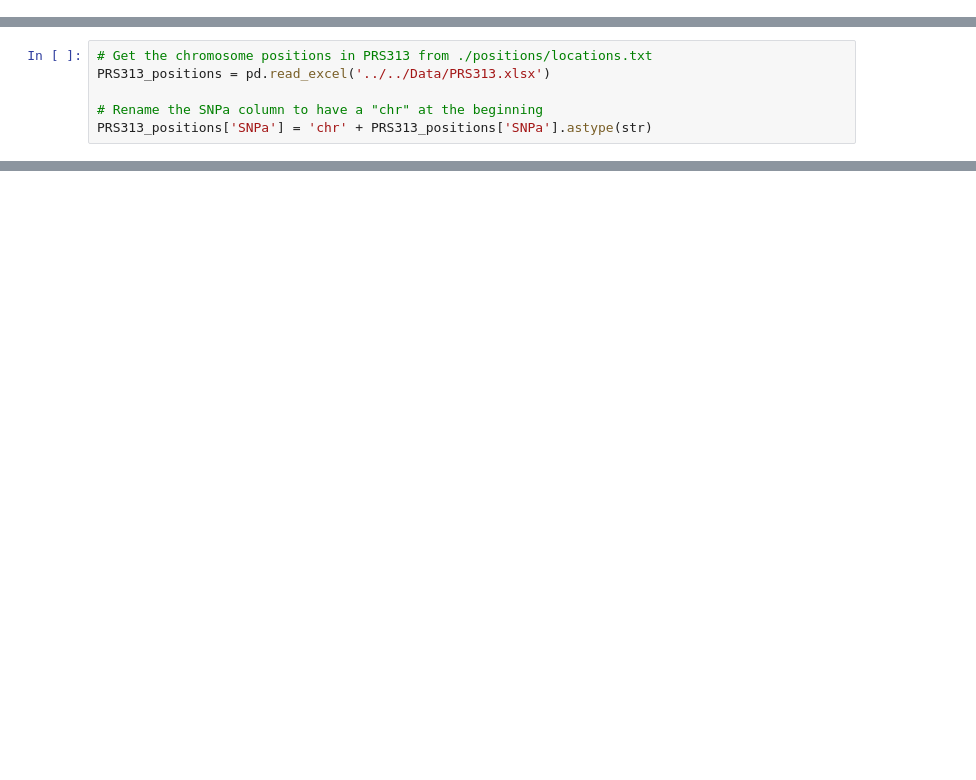
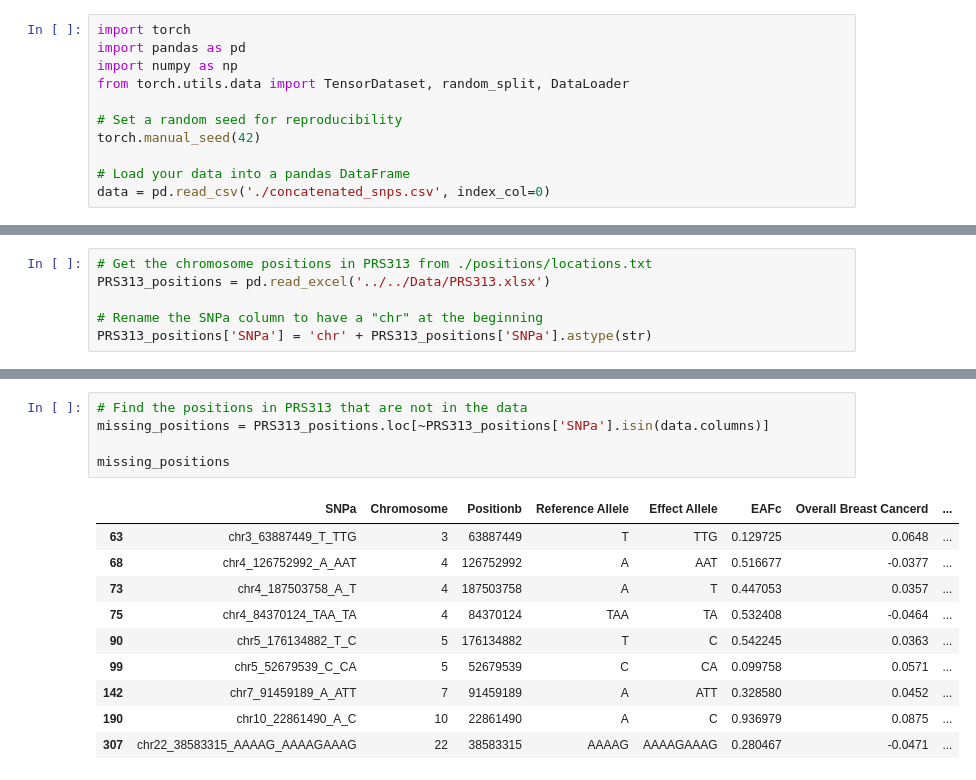
Before and after one commit to aaronge-2020/FastImpute, a Jupyter notebook: scripts/Python/Handle_multiallelic.ipynb, the cells around one changed output, grey strips where cells are left out. Saved outputs shown, nothing was run; the diff lists cells and outputs as text; blank space fills up the shorter version.

```diff
--- a/scripts/Python/Handle_multiallelic.ipynb
+++ b/scripts/Python/Handle_multiallelic.ipynb
@@ -0,0 +87,11 @@
+# %%
+import torch
+import pandas as pd
+import numpy as np
+from torch.utils.data import TensorDataset, random_split, DataLoader
+
+# Set a random seed for reproducibility
+torch.manual_seed(42)
+
+# Load your data into a pandas DataFrame
+data = pd.read_csv('./concatenated_snps.csv', index_col=0)
@@ -20,3 +163,19 @@ excluded_data
+# %%
+# Find the positions in PRS313 that are not in the data
+missing_positions = PRS313_positions.loc[~PRS313_positions['SNPa'].isin(data.columns)]
+
+missing_positions
+# %% [output]
+|  | SNPa | Chromosome | Positionb | Reference Allele | Effect Allele | EAFc | Overall Breast Cancerd | ... |
+| 63 | chr3_63887449_T_TTG | 3 | 63887449 | T | TTG | 0.129725 | 0.0648 | ... |
+| 68 | chr4_126752992_A_AAT | 4 | 126752992 | A | AAT | 0.516677 | -0.0377 | ... |
+| 73 | chr4_187503758_A_T | 4 | 187503758 | A | T | 0.447053 | 0.0357 | ... |
+| 75 | chr4_84370124_TAA_TA | 4 | 84370124 | TAA | TA | 0.532408 | -0.0464 | ... |
+| 90 | chr5_176134882_T_C | 5 | 176134882 | T | C | 0.542245 | 0.0363 | ... |
+| 99 | chr5_52679539_C_CA | 5 | 52679539 | C | CA | 0.099758 | 0.0571 | ... |
+| 142 | chr7_91459189_A_ATT | 7 | 91459189 | A | ATT | 0.328580 | 0.0452 | ... |
+| 190 | chr10_22861490_A_C | 10 | 22861490 | A | C | 0.936979 | 0.0875 | ... |
+| 307 | chr22_38583315_AAAAG_AAAAGAAAG | 22 | 38583315 | AAAAG | AAAAGAAAG | 0.280467 | -0.0471 | ... |
 # %%
 import numpy as np
 
```
Also changed, not shown: parts of 17 cells of this notebook, 26 other files.
